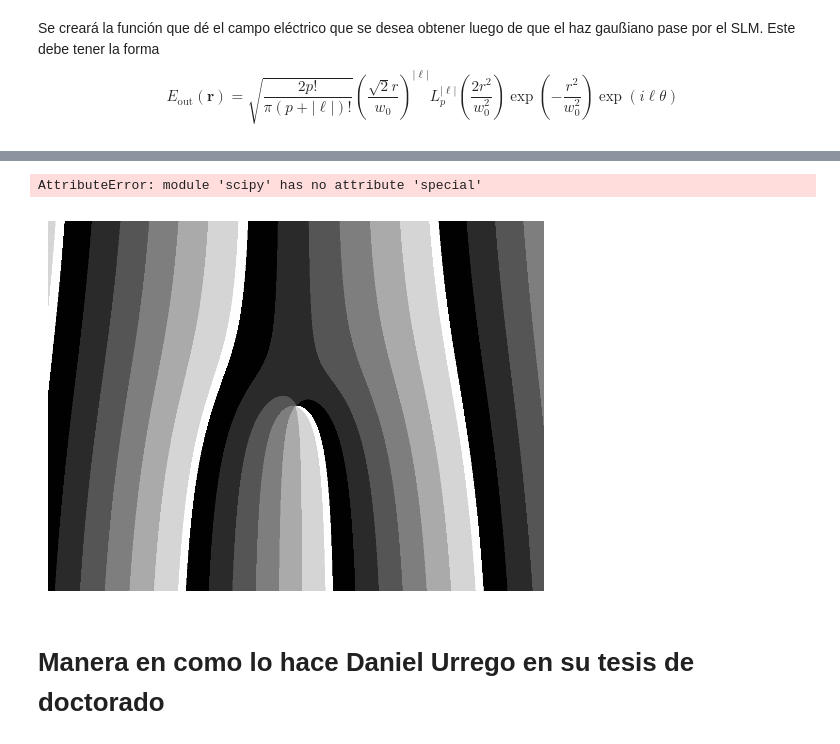
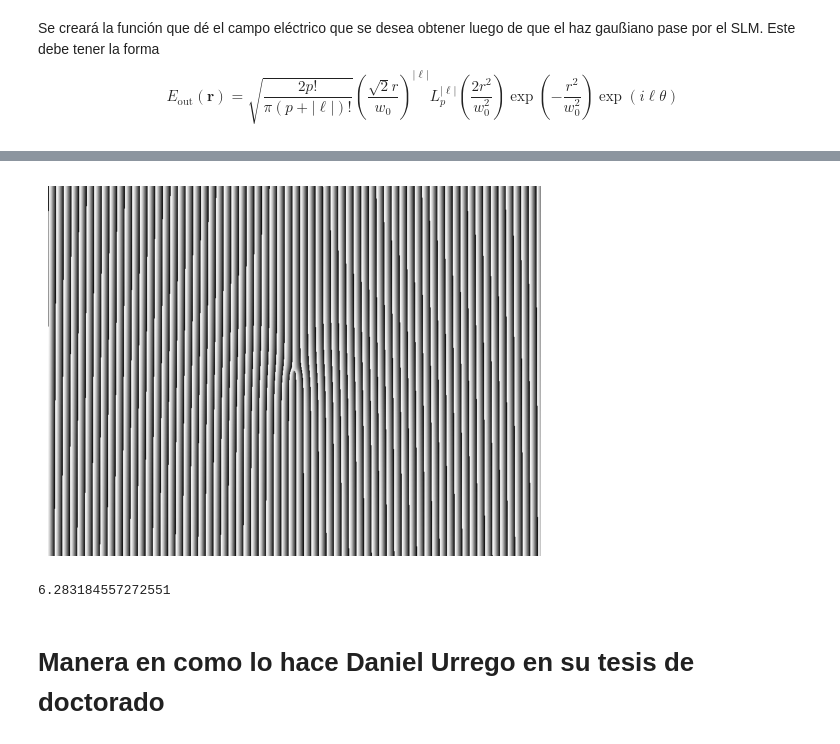
Before and after one commit to andresarias1105/Proyecto_SLM, a Jupyter notebook: Hologram-generation.ipynb, the cells around one changed output, grey strips where cells are left out. Cells and saved outputs as stored; diff of their text form; code cells hidden in the pictures.

```diff
--- a/Hologram-generation.ipynb
+++ b/Hologram-generation.ipynb
@@ -66,32 +79,20 @@ def ElectrischenFeld(p,ell,w,xx,yy,theta=0,total_z_prop=True):
 # %%
 gray="gray"
 rb = "rainbow"
 theta = 45
 theta = np.pi*theta/180
 E1 = ElectrischenFeld(0,1,w,XX,YY)
 E2 = ElectrischenFeld(0,0,w,XX,YY,theta,False)
 
-H = np.real((E2+E1)*np.conjugate(E2 + E1))
-
-pattern = plt.contourf(XX,YY,H,100,cmap="gray")
+H = (np.angle(E2) + np.angle(E1))%(2*np.pi)
+plt.imshow(H,"Grays")
 plt.axis(False)
-plt.savefig("diff_grating_interference.png")
+matplotlib.image.imsave('H_LG_01.png', H,cmap="gray")
 # %% [output]
-AttributeError: module 'scipy' has no attribute 'special'
+[figure, added]
-# %%
-gray="gray"
-rb = "rainbow"
-theta = 45
-theta = np.pi*theta/180
-E1 = ElectrischenFeld(0,1,w,XX,YY)
-E2 = ElectrischenFeld(0,0,w,XX,YY,theta,False)
-
-H = np.uint8((np.angle(E2) + np.angle(E1))%(2*np.pi))
-
-pattern = plt.contourf(XX,YY,H,100,cmap="gray")
-plt.axis(False)
-plt.savefig("diff_grating_phase_adding.png")
-# %% [output]
-[figure, removed]
+# %%
+np.max(H)
+# %% [output]
+6.283184557272551
 # %% [markdown]
 # Manera en como lo hace Daniel Urrego en su tesis de doctorado
```
Also changed, not shown: parts of 9 cells of this notebook.
